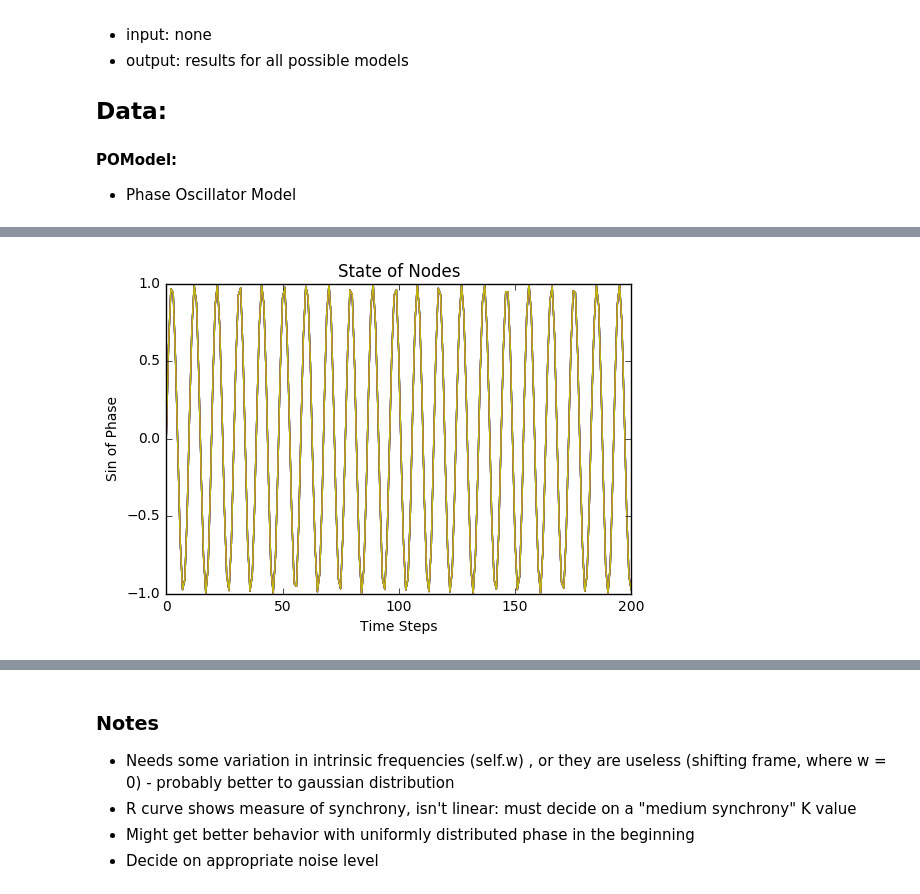
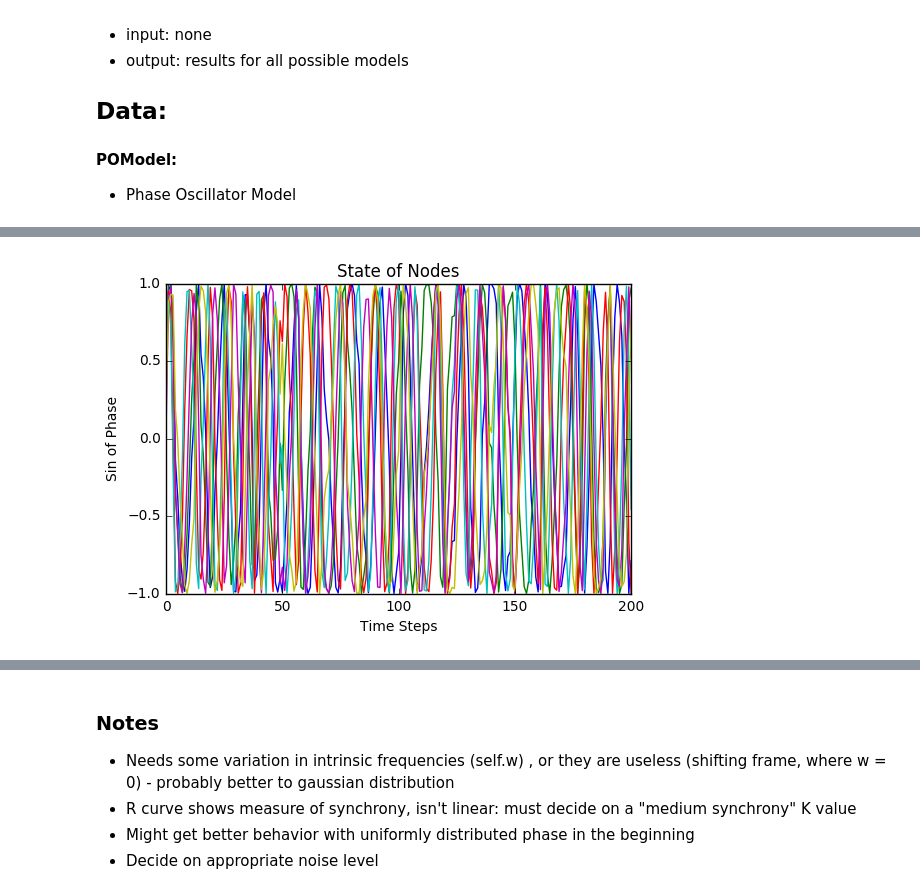
Before and after one commit to virati/KuramotoDBS, a Jupyter notebook: COSYNE Phase Oscillator.ipynb, the cells around one changed output, grey strips where cells are left out. Drawn from its saved outputs; the diff is of its cells as text; code cells hidden in the pictures.

Commit message:
Modified COSYNE Oscillator with some randomness, still some work to be done to make this make sense with synchronization, and also D_ij coefficients

```diff
--- a/COSYNE Phase Oscillator.ipynb
+++ b/COSYNE Phase Oscillator.ipynb
@@ -25,18 +25,20 @@ Once deleted, variables cannot be recovered. Proceed (y/[n])? y
 - Phase Oscillator Model
 # %%
 class POModel:
-    def __init__(self,A, dt = .05):
+    def __init__(self,A, dt = .05, K=1):
         self.G = nx.from_numpy_matrix(A) #Graph
-        self.states = np.matrix([[0],[0],[0],[0],[0],[0]]) #memory of phases
-        self.w = np.matrix(np.matrix([[13],[13],[13],[13],[13],[13]])) #initial intrinsic freq.
+        self.states = np.matrix([[0],[0],[0],[0],[0],[0]]) +  np.random.uniform(0,1,size=(6,1))#memory of phases
+        self.w = np.matrix(np.matrix([[13],[13],[13],[13],[13],[13]])) + np.random.normal(0,2,size=(6,1)) #initial intrinsic freq.
         self.t = 0 #time
         self.dt = dt #time step
+        self.K = K
 
     #Kuramoto differential equation
     def phase_dev(self,phase):
         D = (nx.incidence_matrix(self.G, oriented = True)).todense() #incidence
-        N = np.random.normal(0, 1, [len(D[0]), 1])
-        return self.w - D * np.sin(D.T * self.states[:,-1]) / len(self.G) + N
+        N = np.random.normal(0, 10, [len(D[0]), 1])
+        K = self.K
+        return self.w - K * D * np.sin(D.T * self.states[:,-1]) / len(self.G) + N
 
 
     # 4th order Runge-Kutta approximation
@@ -53,5 +55,9 @@ class POModel:
 nodes = [1,2,3,4,5,6]
 G = nx.Graph()
 G.add_nodes_from(nodes)
-G.add_edges_from([(1,2),(2,3),(1,3),(3,4),(4,5),(4,6),(5,6)])
+G.add_edges_from([(1,2),(2,3),(1,3),(3,4),(4,5),(4,6),(5,6),(1,6)])
+
+#Quick plot of G
+nx.draw(G)
+
 A = nx.to_numpy_matrix(G)
@@ -58,20 +66,20 @@ A = nx.to_numpy_matrix(G)
 # %%
-def run_model(A, t = 10):
+def run_model(A, t = 10,K=1):
     P = POModel(A)
     for ts in range(0,int(t/P.dt)):
         P.step()
     return P
 # %%
 def state_course(A, time = 10):
-    P = run_model(A,time)
+    P = run_model(A,time,K=100)
 
     plt.figure()
     plt.plot(np.sin(P.states.T))
     plt.xlabel('Time Steps')
     plt.ylabel('Sin of Phase')
     plt.title('State of Nodes')
     plt.xlim((0,int(time/P.dt)))
     plt.show()
 state_course(A)
 # %% [output]
-[figure, old version]
+[figure, new version]
```
Also changed, not shown: parts of 2 cells of this notebook.
